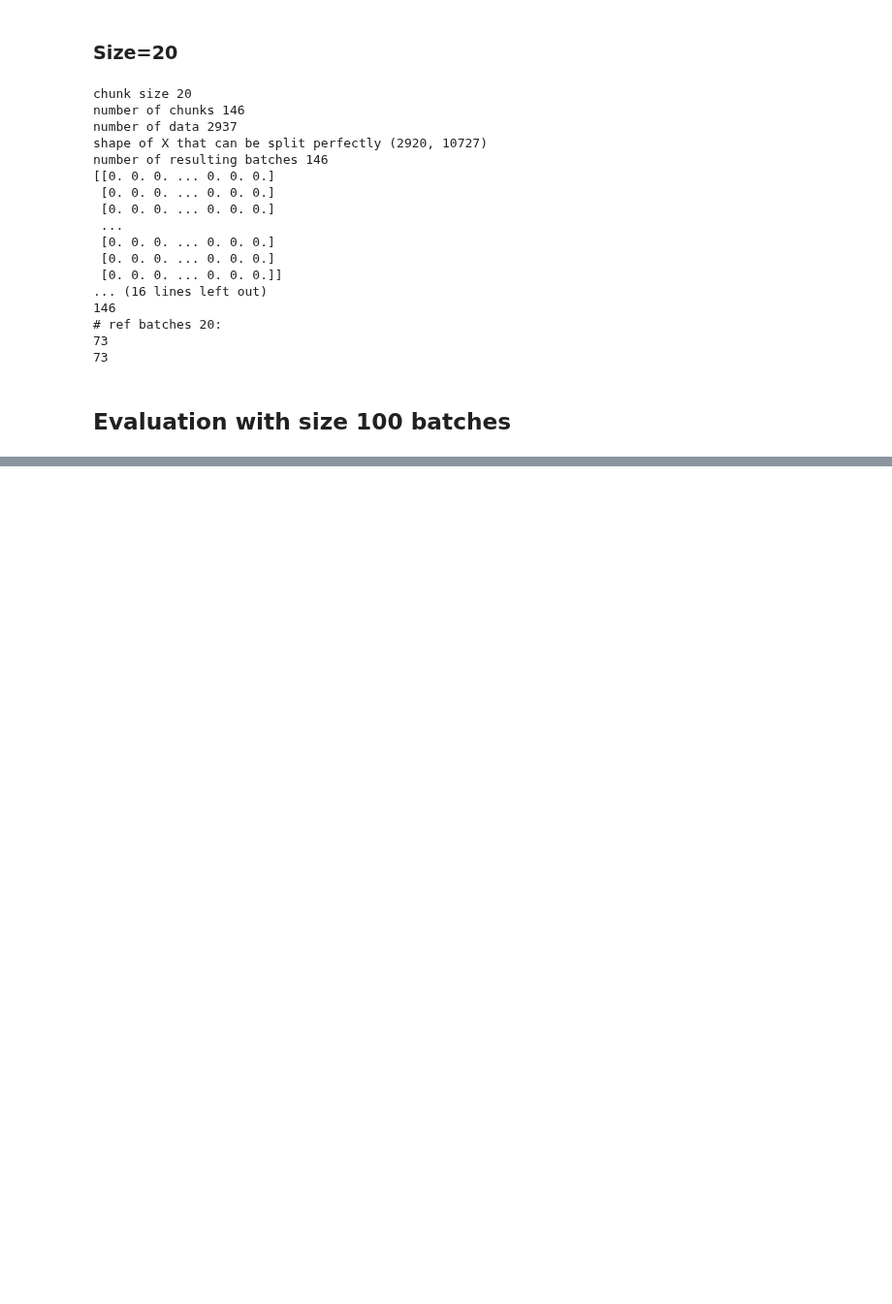
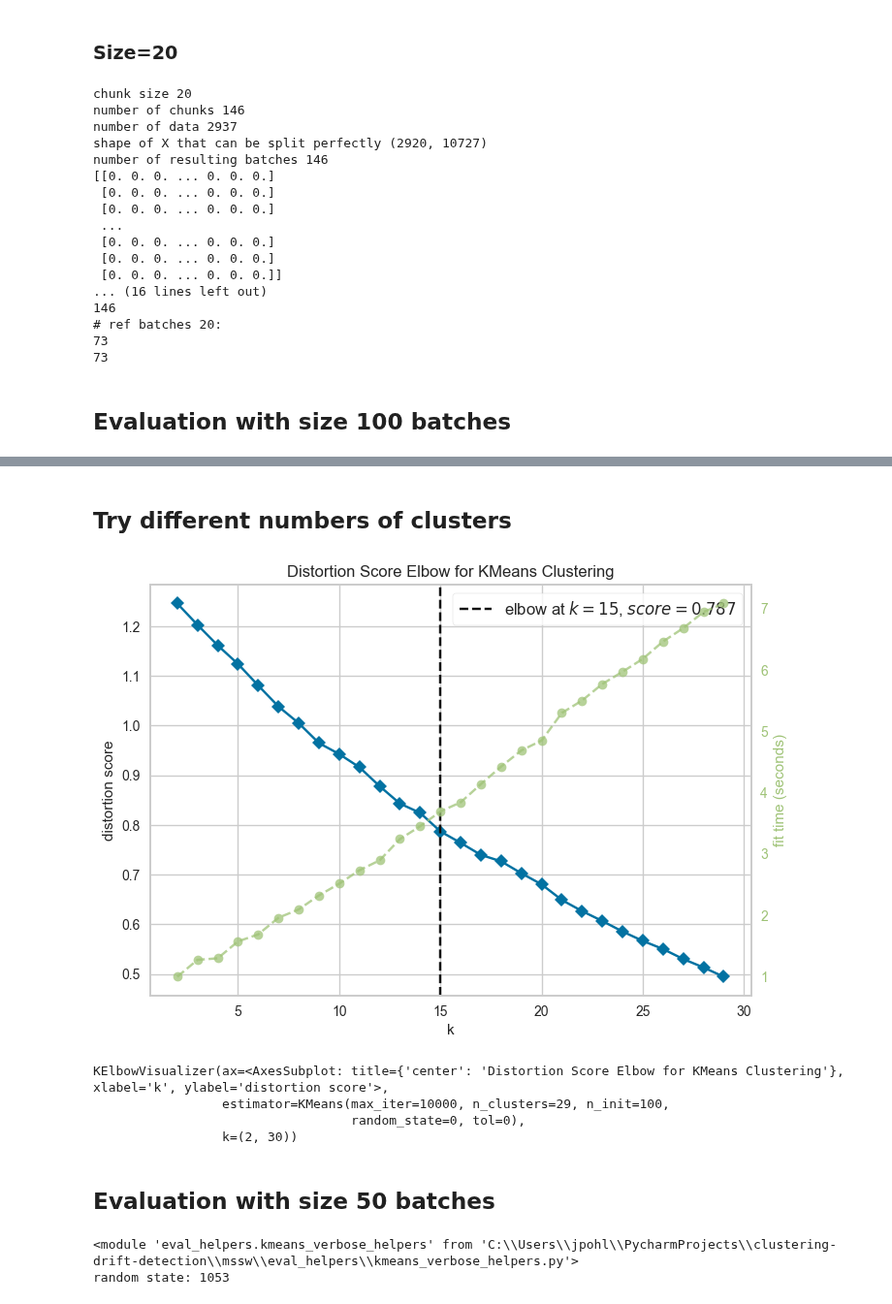
Before and after one commit to Jindrich455/clustering-drift-detection, a Jupyter notebook: mssw/mssw_spam.ipynb, the cells around one changed output, grey strips where cells are left out. Shown at 97% size. Drawn from its saved outputs; the diff is of its cells as text; code cells hidden in the pictures; blank space fills up the shorter version.

Commit message:
Find the best number of clusters in MSSW spam

```diff
--- a/mssw/mssw_spam.ipynb
+++ b/mssw/mssw_spam.ipynb
@@ -164,0 +158,14 @@ something
+# %%
+import importlib
+from core import mssw_preprocessing
+from eval_helpers import kmeans_verbose_helpers
+importlib.reload(mssw_preprocessing)
+
+weighted_joined_reference_data_100, _, _ = mssw_preprocessing.mssw_preprocess(X_ref_batches_100, X_test_batches_100)
+
+filename = 'spam100_output.txt'
+print(kmeans_verbose_helpers)
+kmeans_verbose_helpers.write_verbose_kmeans_to_file(filename, weighted_joined_reference_data_100,
+                                                    n_clusters=10, n_init=100, max_iter=500, tol=0, random_state=1053)
+output_dicts = kmeans_verbose_helpers.convert_kmeans_output_file_to_dicts(filename, n_init=100)
+kmeans_verbose_helpers.print_stats_from_kmeans_output_dicts(output_dicts)
@@ -164,0 +185,41 @@ something
+# %% [markdown]
+## Try different numbers of clusters
+# %%
+from yellowbrick.cluster.elbow import kelbow_visualizer
+from yellowbrick.datasets.loaders import load_nfl
+from sklearn.cluster import KMeans
+
+
+kmeans = KMeans(
+    n_init=100,
+    max_iter=10000,
+    tol=0,
+    random_state=0
+)
+
+kelbow_visualizer(kmeans, weighted_joined_reference_data_100, k=(2, 30))
+# %% [output]
+[figure, added]
+KElbowVisualizer(ax=<AxesSubplot: title={'center': 'Distortion Score Elbow for KMeans Clustering'}, xlabel='k', ylabel='distortion score'>,
+                 estimator=KMeans(max_iter=10000, n_clusters=29, n_init=100,
+                                  random_state=0, tol=0),
+                 k=(2, 30))
+# %% [markdown]
+## Evaluation with size 50 batches
+# %%
+import importlib
+from core import mssw_preprocessing
+from eval_helpers import kmeans_verbose_helpers
+importlib.reload(mssw_preprocessing)
+
+weighted_joined_reference_data_50, _, _ = mssw_preprocessing.mssw_preprocess(X_ref_batches_50, X_test_batches_50)
+
+filename = 'spam50_output.txt'
+print(kmeans_verbose_helpers)
+kmeans_verbose_helpers.write_verbose_kmeans_to_file(filename, weighted_joined_reference_data_50,
+                                                    n_clusters=10, n_init=100, max_iter=500, tol=0, random_state=1053)
+output_dicts = kmeans_verbose_helpers.convert_kmeans_output_file_to_dicts(filename, n_init=100)
+kmeans_verbose_helpers.print_stats_from_kmeans_output_dicts(output_dicts)
+# %% [output]
+<module 'eval_helpers.kmeans_verbose_helpers' from 'C:\\Users\\jpohl\\PycharmProjects\\clustering-drift-detection\\mssw\\eval_helpers\\kmeans_verbose_helpers.py'>
+random state: 1053
```
Also changed, not shown: parts of 10 cells of this notebook, 3 other files.
